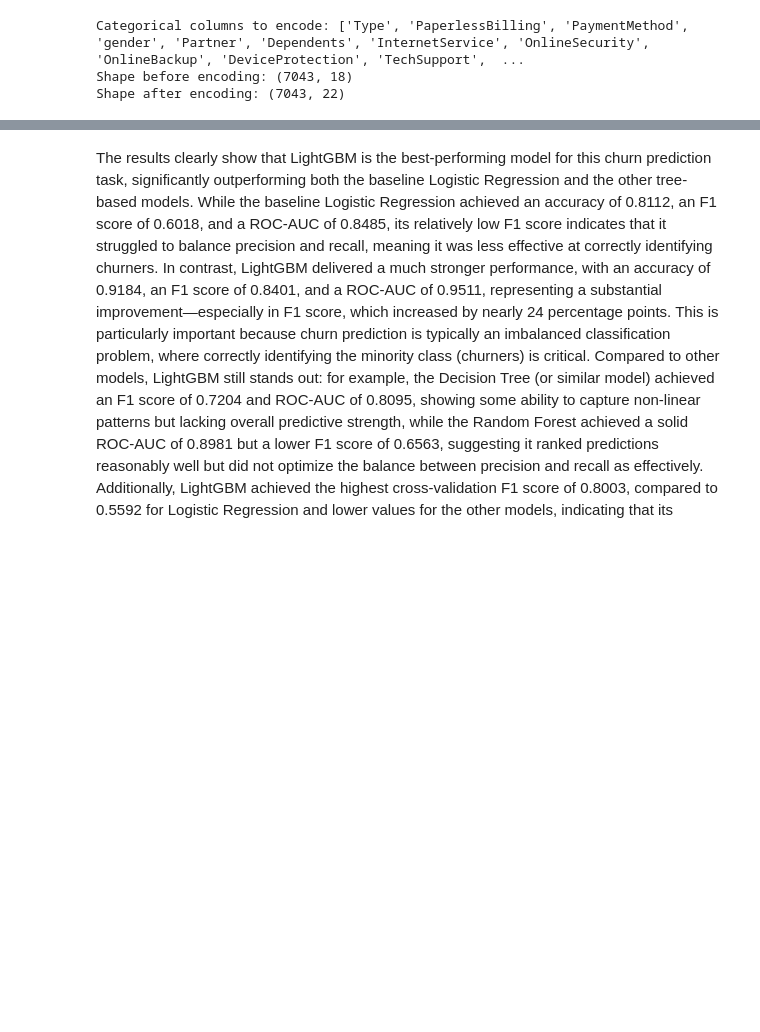
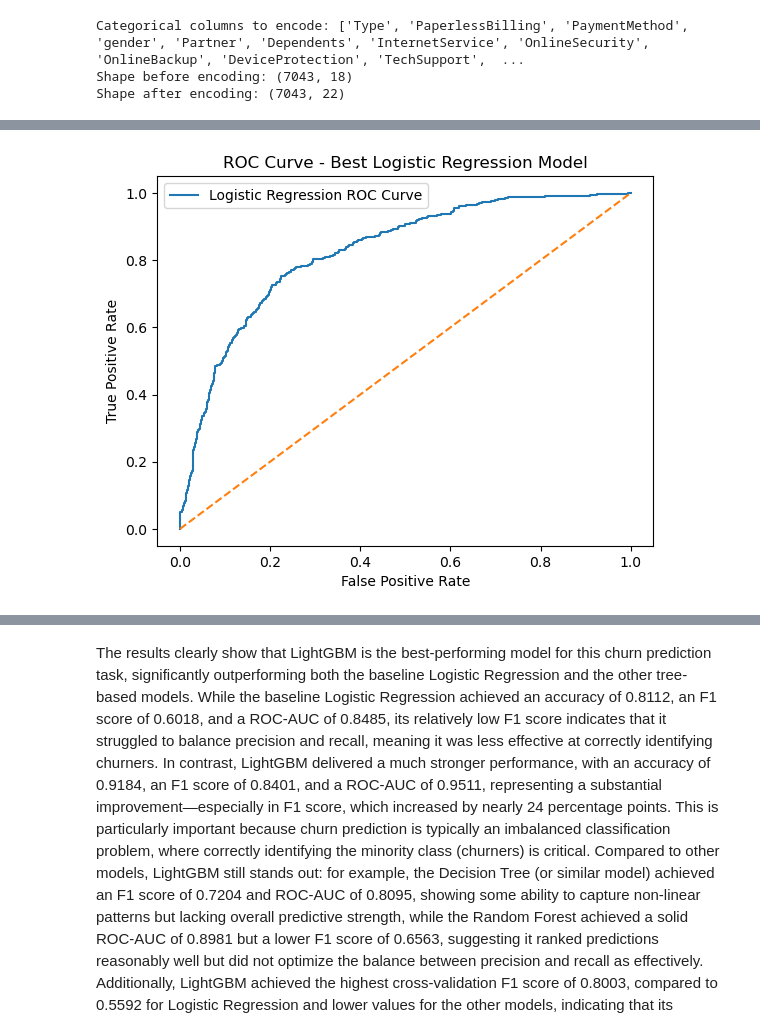
Before and after one commit to Mendelosdoba/TripleTen-Data-Science-Projects, a Jupyter notebook: Sprint 17 - Final Project/Churn Prediction.ipynb, the cells around one changed output, grey strips where cells are left out. Cells and saved outputs as stored; diff of their text form; code cells hidden in the pictures; blank space fills up the shorter version.

Commit message:
I hypertuned the models to get best result

```diff
--- a/Sprint 17 - Final Project/Churn Prediction.ipynb
+++ b/Sprint 17 - Final Project/Churn Prediction.ipynb
@@ -341,3 +370,15 @@ features[num_cols] = scaler.fit_transform(features[num_cols])
+# %%
+num_cols = ['MonthlyCharges', 'TotalCharges', 'tenure_days']
+
+scaler = StandardScaler()
+
+X_train_scaled = X_train.copy()
+X_valid_scaled = X_valid.copy()  # Add this line!
+X_test_scaled = X_test.copy()
+
+X_train_scaled[num_cols] = scaler.fit_transform(X_train_scaled[num_cols])
+X_valid_scaled[num_cols] = scaler.transform(X_valid_scaled[num_cols])  # Add this line!
+X_test_scaled[num_cols] = scaler.transform(X_test_scaled[num_cols])
 # %%
 print(features.head)
 # %% [output]
@@ -633,0 +427,81 @@ Inference time: 0.1120 seconds
+# %%
+results = []
+
+for C in [0.01, 0.1, 1, 10, 100]:
+    for penalty in ['l1', 'l2']:
+        model = LogisticRegression(
+            random_state=12345,
+            solver='liblinear',
+            penalty=penalty,
+            C=C,
+            max_iter=1000,
+    class_weight='balanced'
+        )
+
+        start_time = time.time()
+        model.fit(X_train_scaled, y_train)
+        train_time = time.time() - start_time
+
+        y_valid_pred = model.predict(X_valid_scaled)
+        y_valid_prob = model.predict_proba(X_valid_scaled)[:, 1]
+
+        results.append({
+            'C': C,
+            'penalty': penalty,
+            'accuracy_valid': accuracy_score(y_valid, y_valid_pred),
+            'f1_valid': f1_score(y_valid, y_valid_pred),
+            'roc_auc_valid': roc_auc_score(y_valid, y_valid_prob),
+            'train_time_sec': round(train_time, 4)
+        })
+results_df = pd.DataFrame(results).sort_values(by='f1_valid', ascending=False)
+print(results_df)
+best_row = results_df.iloc[0]
+
+best_C = best_row['C']
+best_penalty = best_row['penalty']
+
+# print("Best params: C=", best_C, ", penalty=", best_penalty)
+
+best_model = LogisticRegression(
+    random_state=12345,
+    solver='liblinear',
+    penalty=best_penalty,
+    C=best_C,
+    max_iter=1000,
+    class_weight='balanced'
+)
+
+best_model.fit(X_train_scaled, y_train)
+
+y_valid_pred = best_model.predict(X_valid_scaled)
+y_valid_prob = best_model.predict_proba(X_valid_scaled)[:, 1]
+fpr, tpr, thresholds = roc_curve(y_valid, y_valid_prob)
+
+plt.figure()
+plt.plot(fpr, tpr, label='Logistic Regression ROC Curve')
+plt.plot([0, 1], [0, 1], linestyle='--')  # random baseline
+plt.xlabel('False Positive Rate')
+plt.ylabel('True Positive Rate')
+plt.title('ROC Curve - Best Logistic Regression Model')
+plt.legend()
+plt.show()
+
+
+# print("Validation Accuracy:", accuracy_score(y_valid, y_valid_pred))
+# print("Validation F1:", f1_score(y_valid, y_valid_pred))
+# print("Validation ROC-AUC:", roc_auc_score(y_valid, y_valid_prob))
+# print("Confusion matrix:\n", confusion_matrix(y_valid, y_valid_pred))
+best_f1 = best_row['f1_valid']
+best_auc = best_row['roc_auc_valid']
+best_acc = best_row['accuracy_valid']
+best_time = best_row['train_time_sec']
+
+print("="*50)
+print("Best Logistic Regression model (based on validation set):")
+print(f"Parameters → C={best_C}, penalty='{best_penalty}'")
+print(f"Validation Metrics → Accuracy={best_acc:.4f}, F1={best_f1:.4f}, ROC-AUC={best_auc:.4f}")
+print(f"Training Time → {best_time:.4f} seconds")
+print("Confusion matrix:")
+print(confusion_matrix(y_valid, y_valid_pred))
+print("="*50)
+# %% [output]
@@ -633,0 +519 @@ Inference time: 0.1120 seconds
+[figure, added]
```
Also changed, not shown: parts of 12 cells of this notebook.
